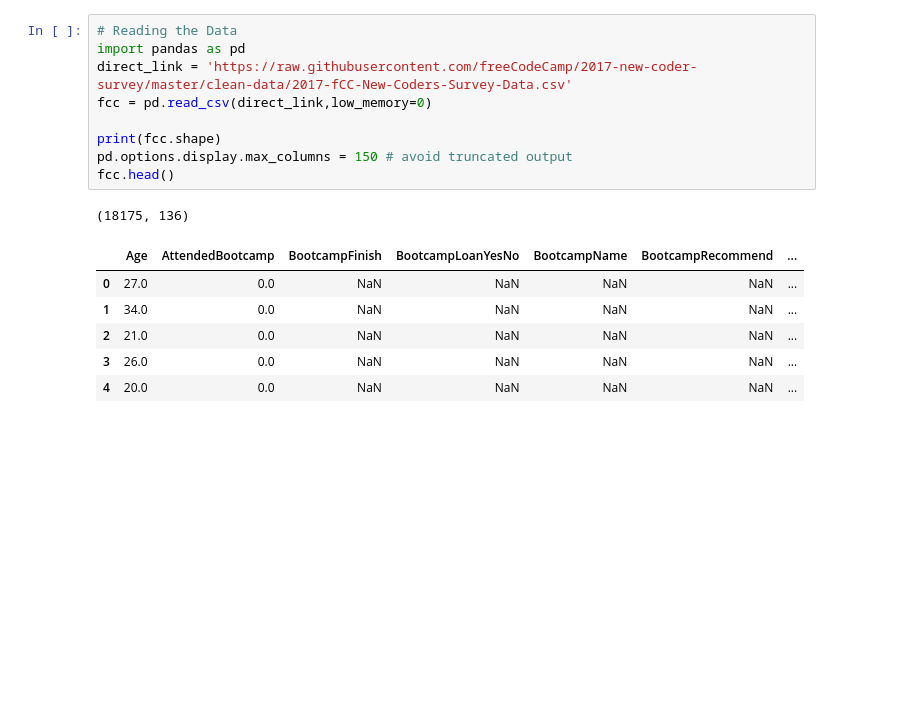
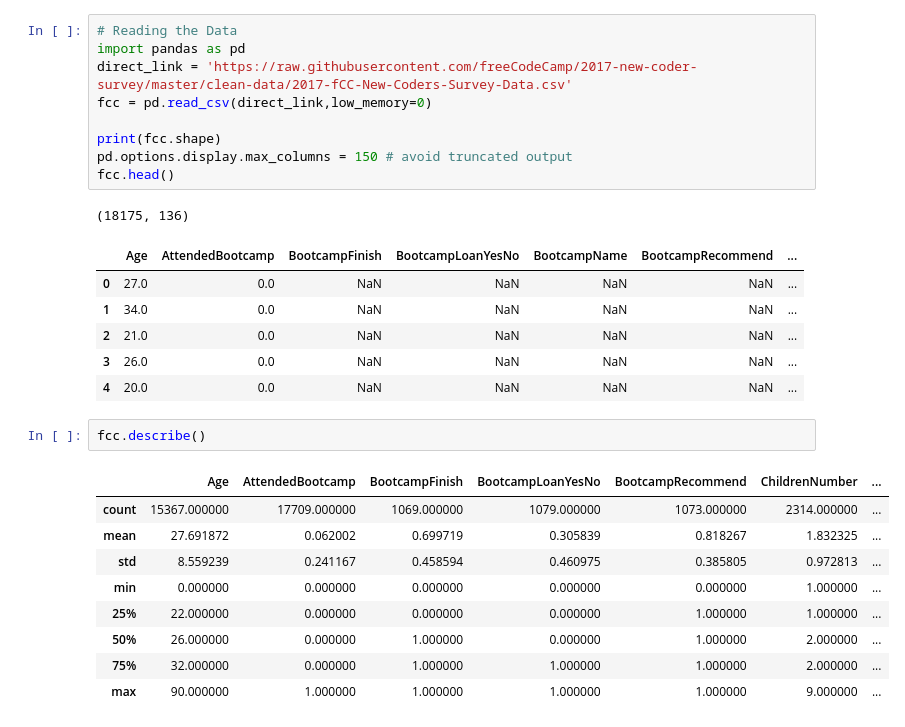
Before and after one commit to dancanyego/Two-Best-Markets-to-Advertise-in-an-E-learning-Product, a Jupyter notebook: Two Best Markets to Advertise in an E-learning Product.ipynb, the cells around one changed output. Cells and saved outputs as stored; diff of their text form; blank space fills up the shorter version.

```diff
--- a/Two Best Markets to Advertise in an E-learning Product.ipynb
+++ b/Two Best Markets to Advertise in an E-learning Product.ipynb
@@ -27,3 +27,15 @@ fcc.head()
 | 2 | 21.0 | 0.0 | NaN | NaN | NaN | NaN | ... |
 | 3 | 26.0 | 0.0 | NaN | NaN | NaN | NaN | ... |
 | 4 | 20.0 | 0.0 | NaN | NaN | NaN | NaN | ... |
+# %%
+fcc.describe()
+# %% [output]
+|  | Age | AttendedBootcamp | BootcampFinish | BootcampLoanYesNo | BootcampRecommend | ChildrenNumber | ... |
+| count | 15367.000000 | 17709.000000 | 1069.000000 | 1079.000000 | 1073.000000 | 2314.000000 | ... |
+| mean | 27.691872 | 0.062002 | 0.699719 | 0.305839 | 0.818267 | 1.832325 | ... |
+| std | 8.559239 | 0.241167 | 0.458594 | 0.460975 | 0.385805 | 0.972813 | ... |
+| min | 0.000000 | 0.000000 | 0.000000 | 0.000000 | 0.000000 | 1.000000 | ... |
+| 25% | 22.000000 | 0.000000 | 0.000000 | 0.000000 | 1.000000 | 1.000000 | ... |
+| 50% | 26.000000 | 0.000000 | 1.000000 | 0.000000 | 1.000000 | 2.000000 | ... |
+| 75% | 32.000000 | 0.000000 | 1.000000 | 1.000000 | 1.000000 | 2.000000 | ... |
+| max | 90.000000 | 1.000000 | 1.000000 | 1.000000 | 1.000000 | 9.000000 | ... |
```
Also changed, not shown: parts of 3 cells of this notebook.
